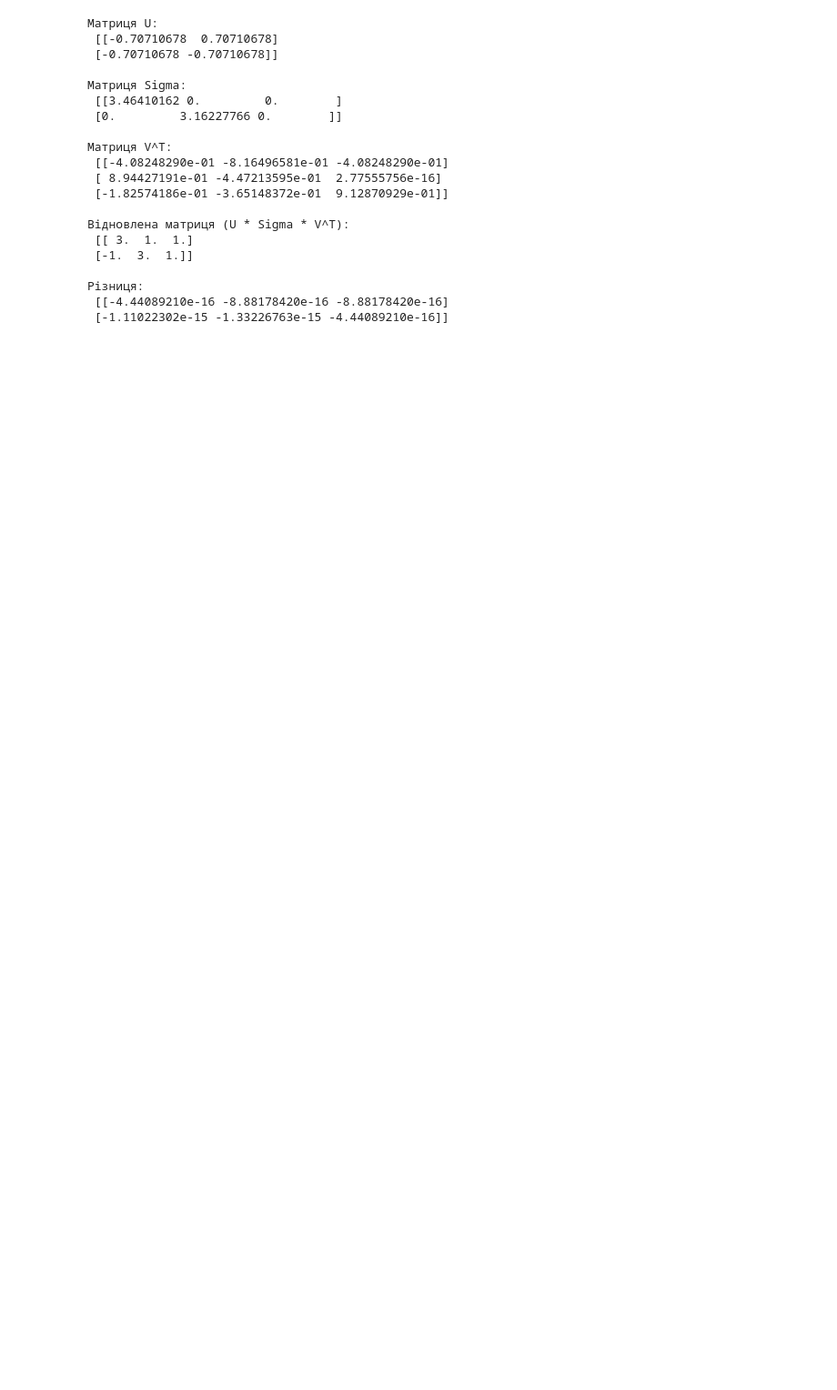
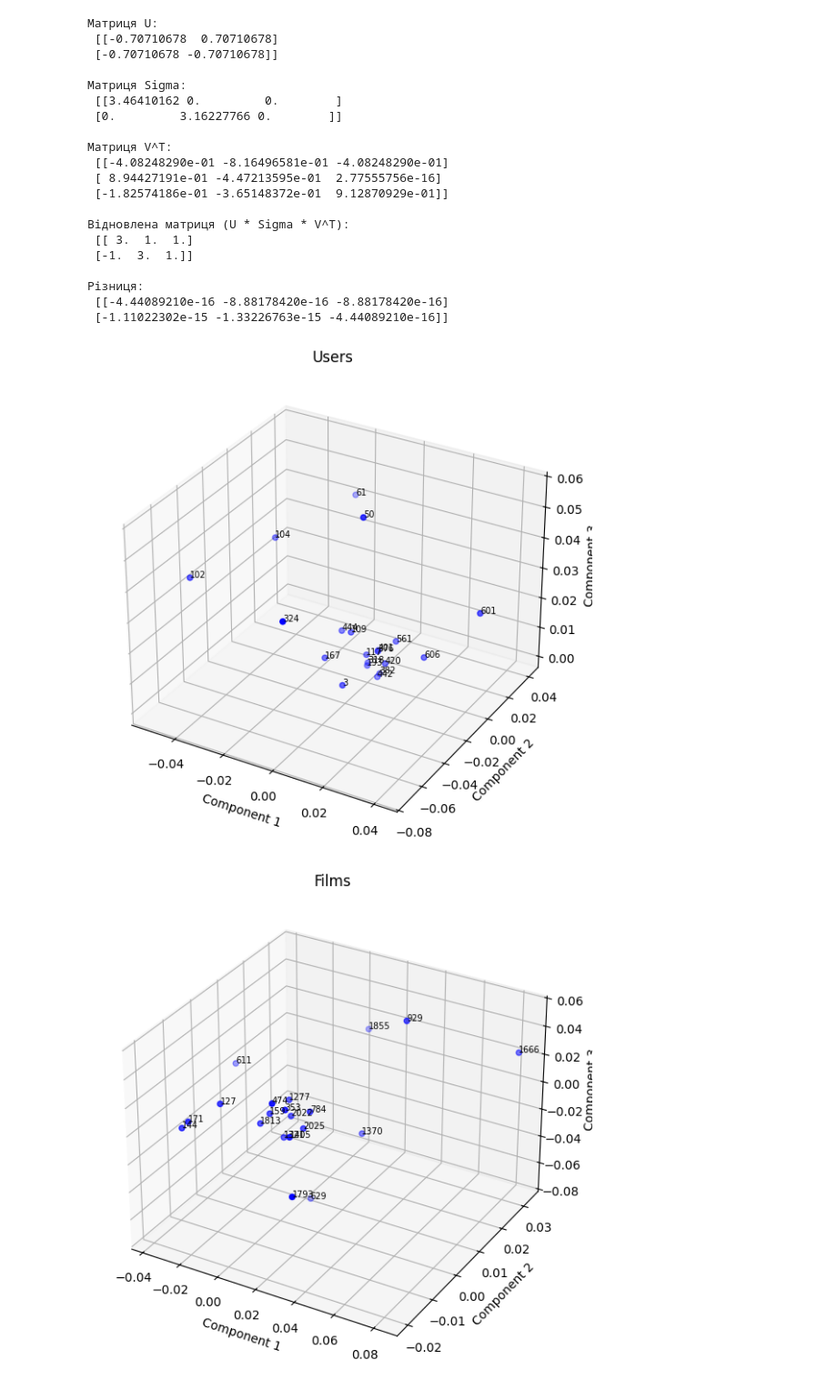
Before and after one commit to ymala/ALA_assignment_3, a Jupyter notebook: svd.ipynb, the cells around one changed output. Shown at 91% size. Saved outputs shown, nothing was run; the diff lists cells and outputs as text; code cells hidden in the pictures; blank space fills up the shorter version.

```diff
--- a/svd.ipynb
+++ b/svd.ipynb
@@ -68,3 +68,56 @@ print("\nРізниця:\n", A - A_recalc)
 Різниця:
  [[-4.44089210e-16 -8.88178420e-16 -8.88178420e-16]
  [-1.11022302e-15 -1.33226763e-15 -4.44089210e-16]]
+# %%
+import pandas as pd
+file_path = 'ratings.csv'
+df = pd.read_csv(file_path)
+ratings_matrix_raw = df.pivot(index='userId', columns='movieId', values='rating')
+ratings_matrix_raw = ratings_matrix_raw.dropna(thresh=20, axis=0)
+ratings_matrix_raw = ratings_matrix_raw.dropna(thresh=10, axis=1)
+
+ratings_matrix = ratings_matrix_raw.apply(
+    lambda row: row.fillna(row.mean()),
+    axis=1
+)
+R = ratings_matrix.values
+user_ratings_mean = np.mean(R, axis=1)
+R_demeaned = R - user_ratings_mean.reshape(-1, 1)
+# %%
+from scipy.sparse.linalg import svds
+U, sigma, Vt = svds(R_demeaned, k=3)
+# %%
+import numpy as np
+import matplotlib.pyplot as plt
+
+def draw_3d_scatter(matrix, name):
+    #Ця функція згенерована АІ
+    num_rows = matrix.shape[0]
+
+    random_indices = np.random.choice(num_rows, size=20, replace=False)
+    subset = matrix[random_indices]
+    fig = plt.figure(figsize=(10, 7))
+    ax = fig.add_subplot(111, projection='3d')
+
+    xs = subset[:, 0]
+    ys = subset[:, 1]
+    zs = subset[:, 2]
+
+    ax.scatter(xs, ys, zs, c='b', marker='o', s=20)
+
+    for i, idx in enumerate(random_indices):
+        ax.text(xs[i], ys[i], zs[i], str(idx), fontsize=7)
+
+    ax.set_xlabel('Component 1')
+    ax.set_ylabel('Component 2')
+    ax.set_zlabel('Component 3')
+    ax.set_title(f'{name}')
+
+    plt.show()
+
+
+draw_3d_scatter(U, "Users")
+draw_3d_scatter(Vt.T, "Films")
+# %% [output]
+[figure, added]
+[figure, added]
```
Also changed, not shown: parts of 2 cells of this notebook, 2 other files.
